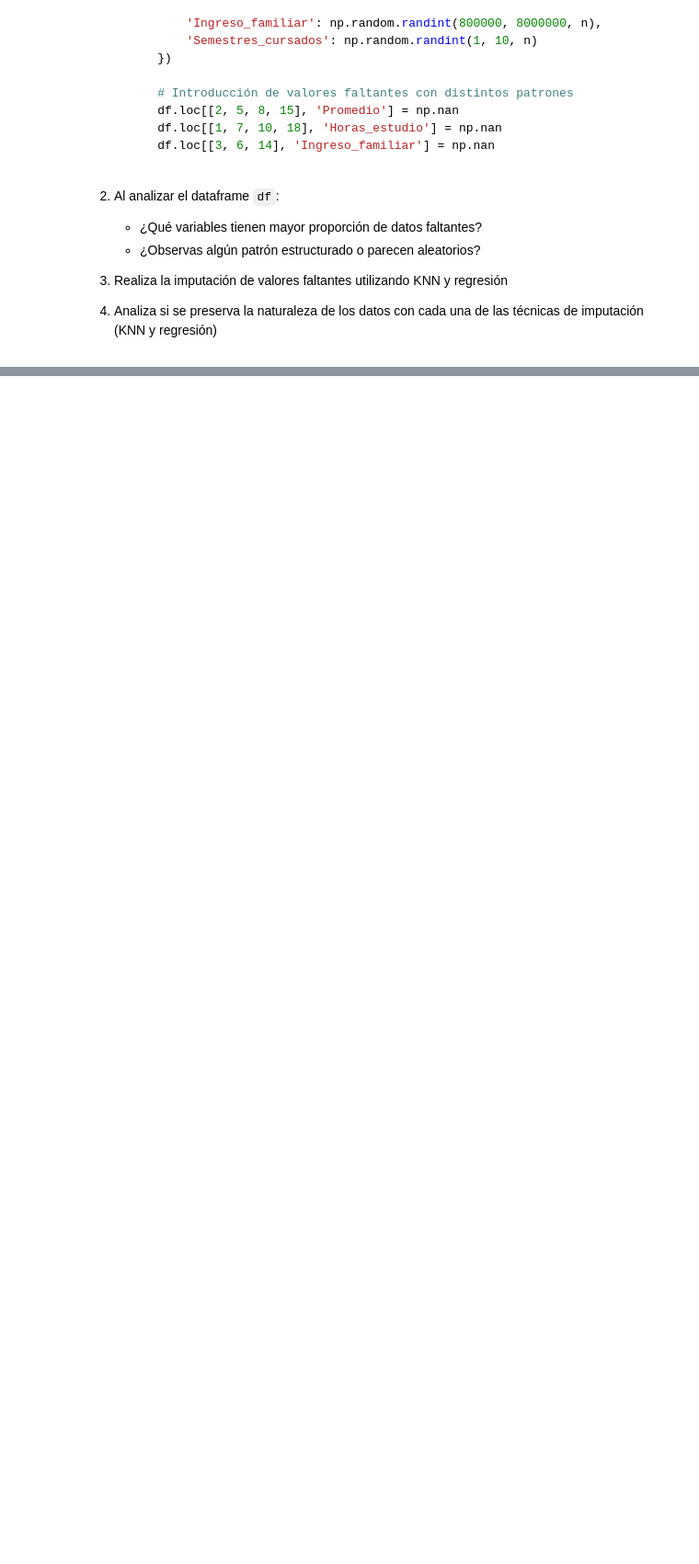
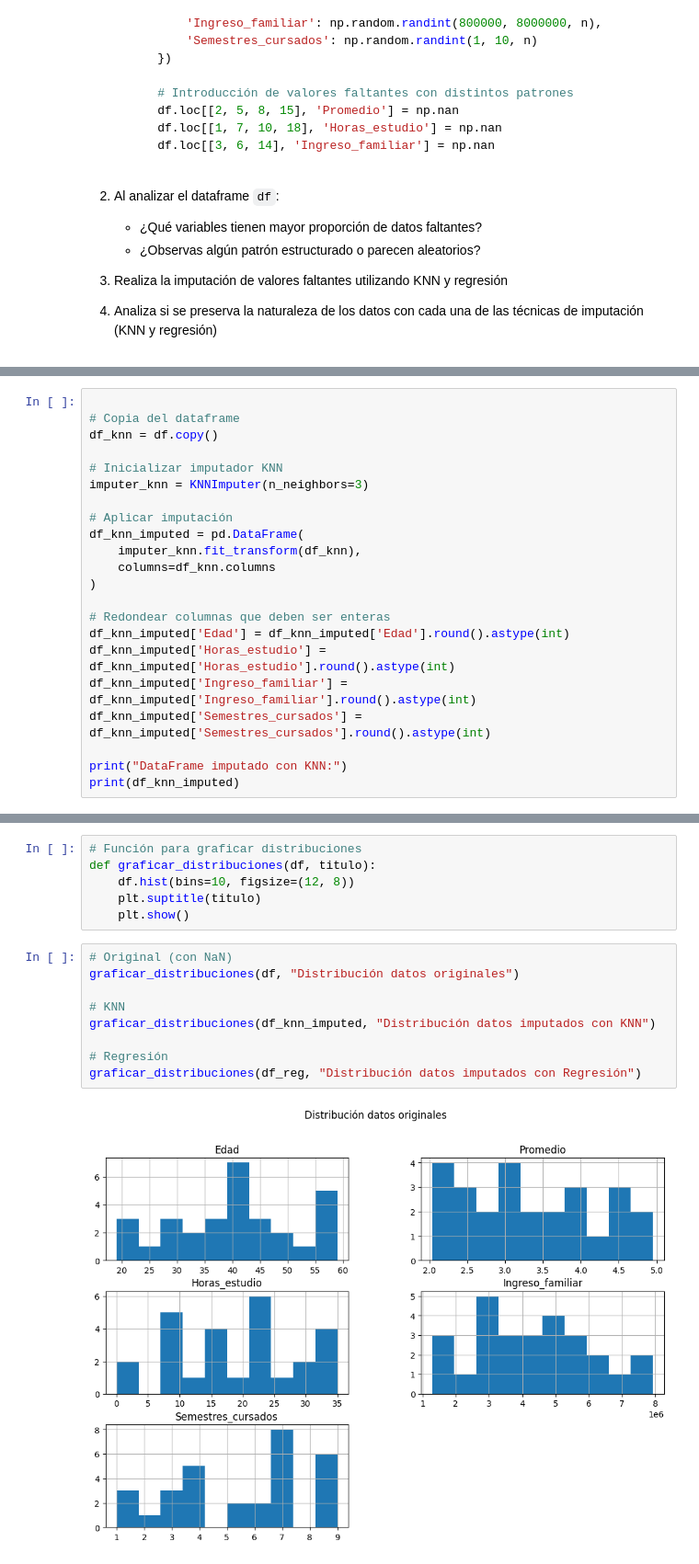
Before and after one commit to Veritax0/BEV-vs-ICE, a Jupyter notebook: sesiones_practicas/sp_5_Juan_Manuel_Vera.ipynb, the cells around one changed output, grey strips where cells are left out. Shown at 92% size. Saved outputs shown, nothing was run; the diff lists cells and outputs as text; blank space fills up the shorter version.

```diff
--- a/sesiones_practicas/sp_5_Juan_Manuel_Vera.ipynb
+++ b/sesiones_practicas/sp_5_Juan_Manuel_Vera.ipynb
@@ -300,0 +369,22 @@ Con este código estamos convirtiendo toda la columna a string normalizado aplic
+# %%
+
+# Copia del dataframe
+df_knn = df.copy()
+
+# Inicializar imputador KNN
+imputer_knn = KNNImputer(n_neighbors=3)
+
+# Aplicar imputación
+df_knn_imputed = pd.DataFrame(
+    imputer_knn.fit_transform(df_knn),
+    columns=df_knn.columns
+)
+
+# Redondear columnas que deben ser enteras
+df_knn_imputed['Edad'] = df_knn_imputed['Edad'].round().astype(int)
+df_knn_imputed['Horas_estudio'] = df_knn_imputed['Horas_estudio'].round().astype(int)
+df_knn_imputed['Ingreso_familiar'] = df_knn_imputed['Ingreso_familiar'].round().astype(int)
+df_knn_imputed['Semestres_cursados'] = df_knn_imputed['Semestres_cursados'].round().astype(int)
+
+print("DataFrame imputado con KNN:")
+print(df_knn_imputed)
@@ -300,0 +458,17 @@ Con este código estamos convirtiendo toda la columna a string normalizado aplic
+# %%
+# Función para graficar distribuciones
+def graficar_distribuciones(df, titulo):
+    df.hist(bins=10, figsize=(12, 8))
+    plt.suptitle(titulo)
+    plt.show()
+# %%
+# Original (con NaN)
+graficar_distribuciones(df, "Distribución datos originales")
+
+# KNN
+graficar_distribuciones(df_knn_imputed, "Distribución datos imputados con KNN")
+
+# Regresión
+graficar_distribuciones(df_reg, "Distribución datos imputados con Regresión")
+# %% [output]
+[figure, added]
```
Also changed, not shown: parts of 10 cells of this notebook.
